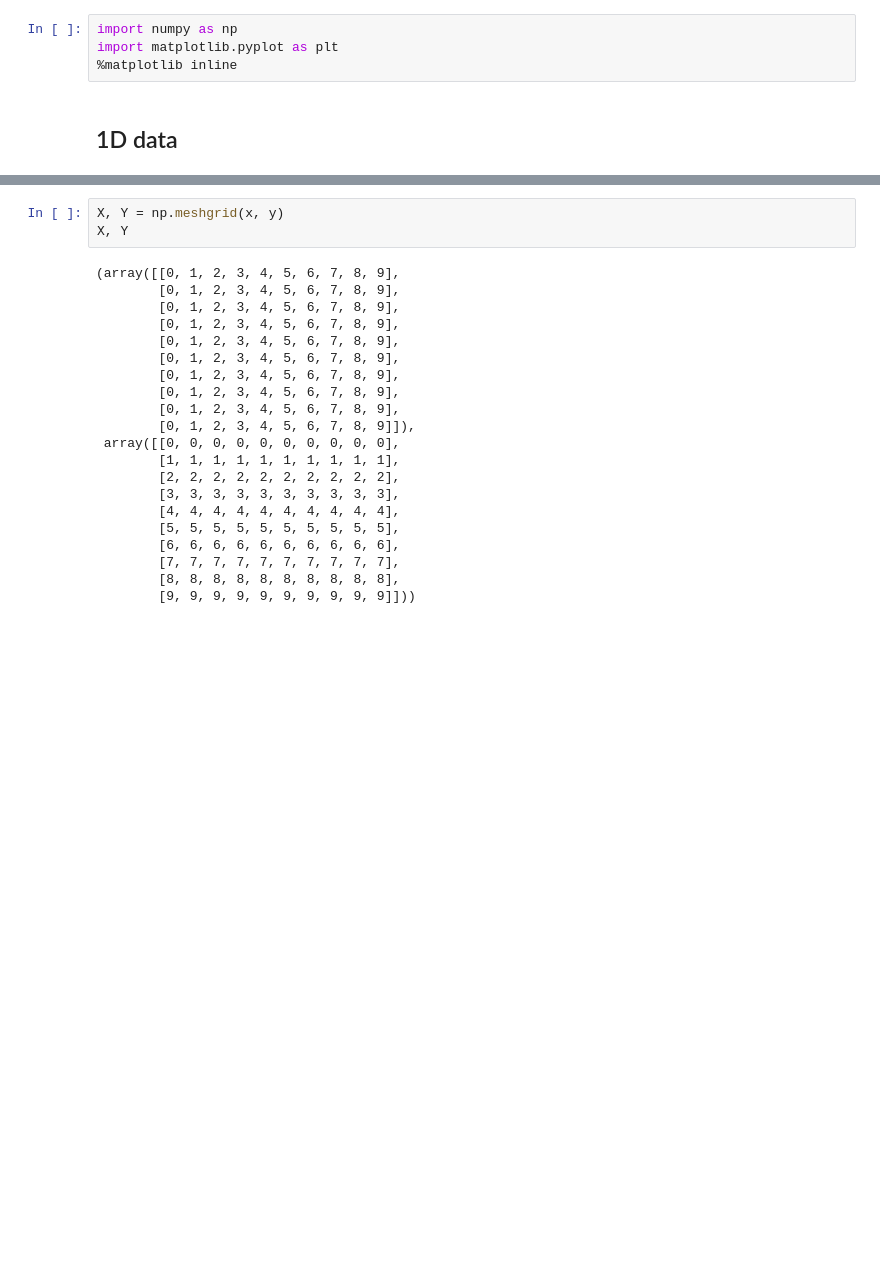
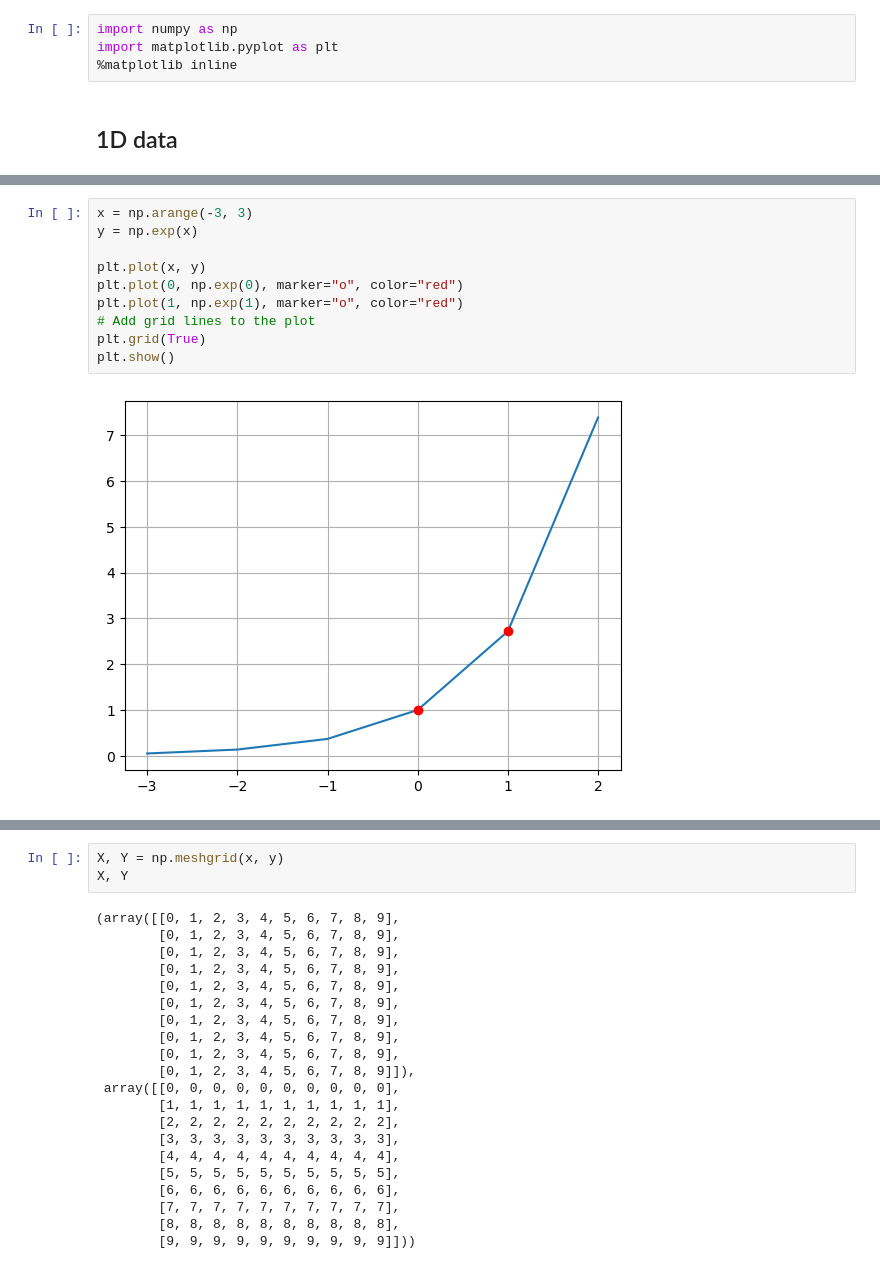
Before and after one commit to vkroz/neural-machines, a Jupyter notebook: 00_basics/tools/using_matplotlib.ipynb, the cells around one changed output, grey strips where cells are left out. Saved outputs shown, nothing was run; the diff lists cells and outputs as text; blank space fills up the shorter version.

```diff
--- a/00_basics/tools/using_matplotlib.ipynb
+++ b/00_basics/tools/using_matplotlib.ipynb
@@ -120,0 +175,12 @@ x, y
+# %%
+x = np.arange(-3, 3)
+y = np.exp(x)
+
+plt.plot(x, y)
+plt.plot(0, np.exp(0), marker="o", color="red")
+plt.plot(1, np.exp(1), marker="o", color="red")
+# Add grid lines to the plot
+plt.grid(True)
+plt.show()
+# %% [output]
+[figure, added]
```
Also changed, not shown: parts of 12 cells of this notebook, 3 other files.
